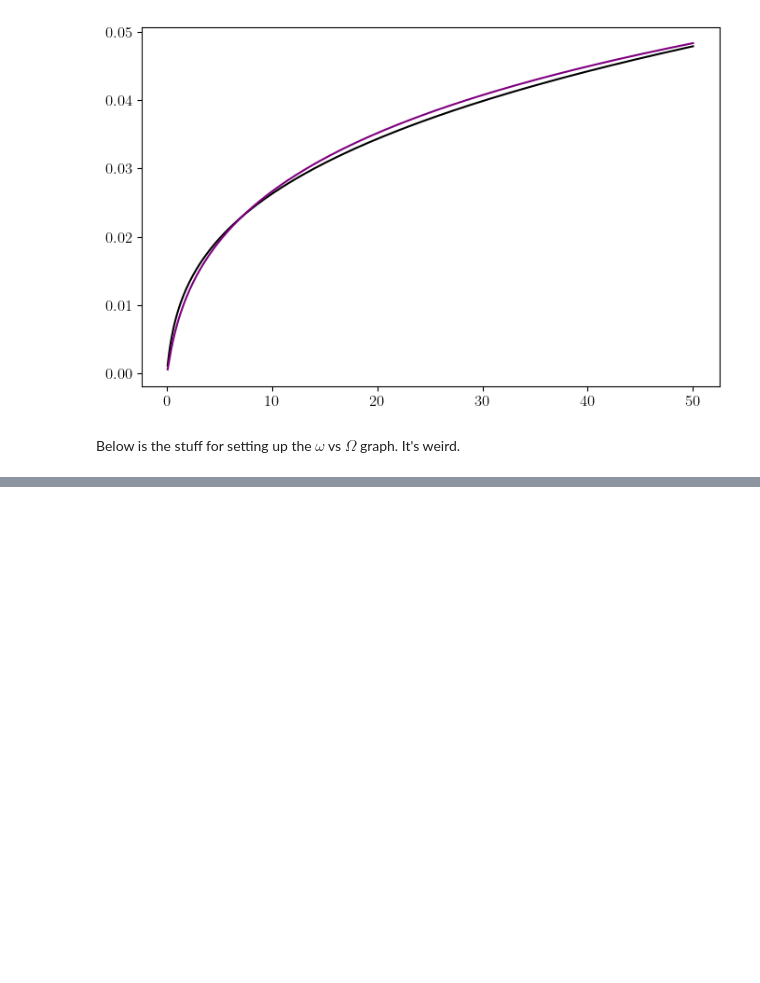
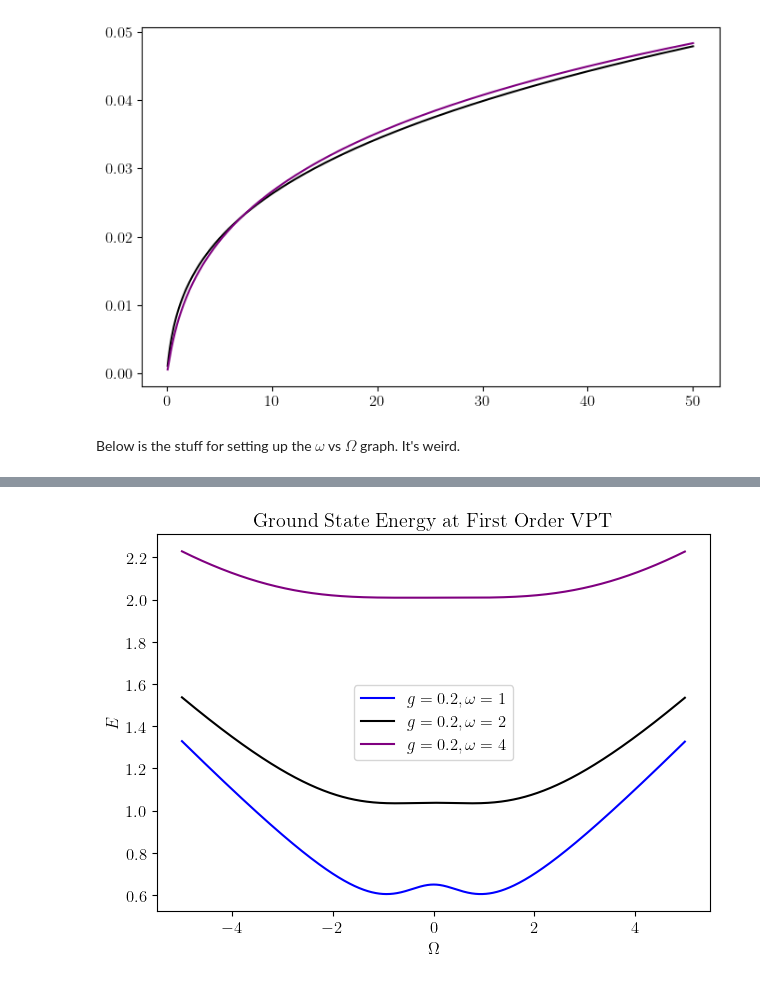
Before and after one commit to ihatebananas/Summer_Research, a Jupyter notebook: comparisons.ipynb, the cells around one changed output, grey strips where cells are left out. Saved outputs shown, nothing was run; the diff lists cells and outputs as text; code cells hidden in the pictures; blank space fills up the shorter version.

```diff
--- a/comparisons.ipynb
+++ b/comparisons.ipynb
@@ -355,0 +385,38 @@ ax.legend()
+# %%
+fig = plt.figure()
+ax = fig.add_subplot(1, 1, 1)
+Omega_vals = np.arange(-5, 5, 0.01)
+
+g=0.2
+w=1
+ground_1o_vals_1 = [ground1(t) for t in Omega_vals]
+
+ax.plot(Omega_vals, ground_1o_vals_1, color='blue', label='$g=0.2, \\omega=1$')
+
+g=0.2
+w=2
+ground_1o_vals_2 = [ground1(t) for t in Omega_vals]
+
+ax.plot(Omega_vals, ground_1o_vals_2, label='$g=0.2, \\omega=2$', color='black')
+
+g=0.2
+w=4
+ground_1o_vals_4 = [ground1(t) for t in Omega_vals]
+
+ax.plot(Omega_vals, ground_1o_vals_4, label='$g=0.2, \\omega=4$', color='purple')
+
+
+# g=60
+# w=1
+# ground_1o_vals_5 = [ground1(t) for t in Omega_vals]
+
+# ax.plot(Omega_vals, ground_1o_vals_5, color='red', label='$g=60, \\omega=1$')
+
+ax.set_xlabel('$\\Omega$')
+ax.set_ylabel('$E$')
+ax.set_title('Ground State Energy at First Order VPT')
+
+ax.legend()
+fig.tight_layout()
+# %% [output]
+[figure, added]
```
Also changed, not shown: parts of 9 cells of this notebook.
